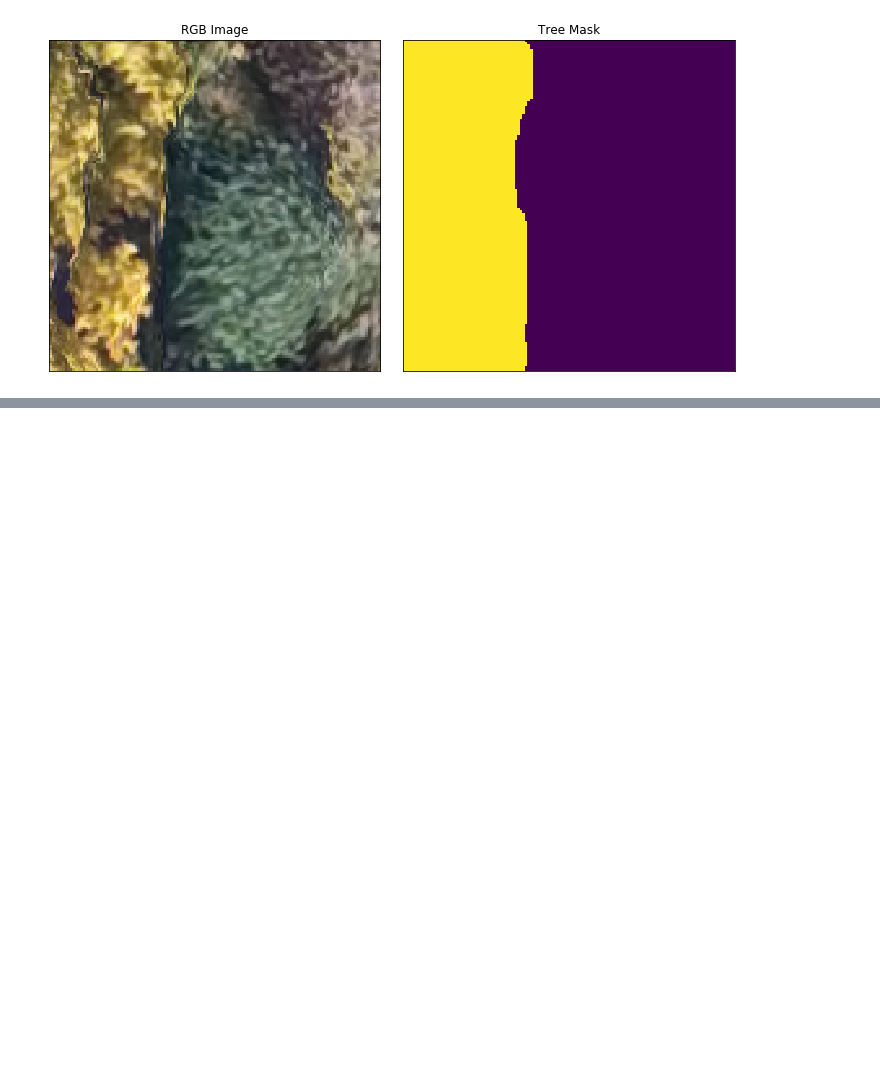
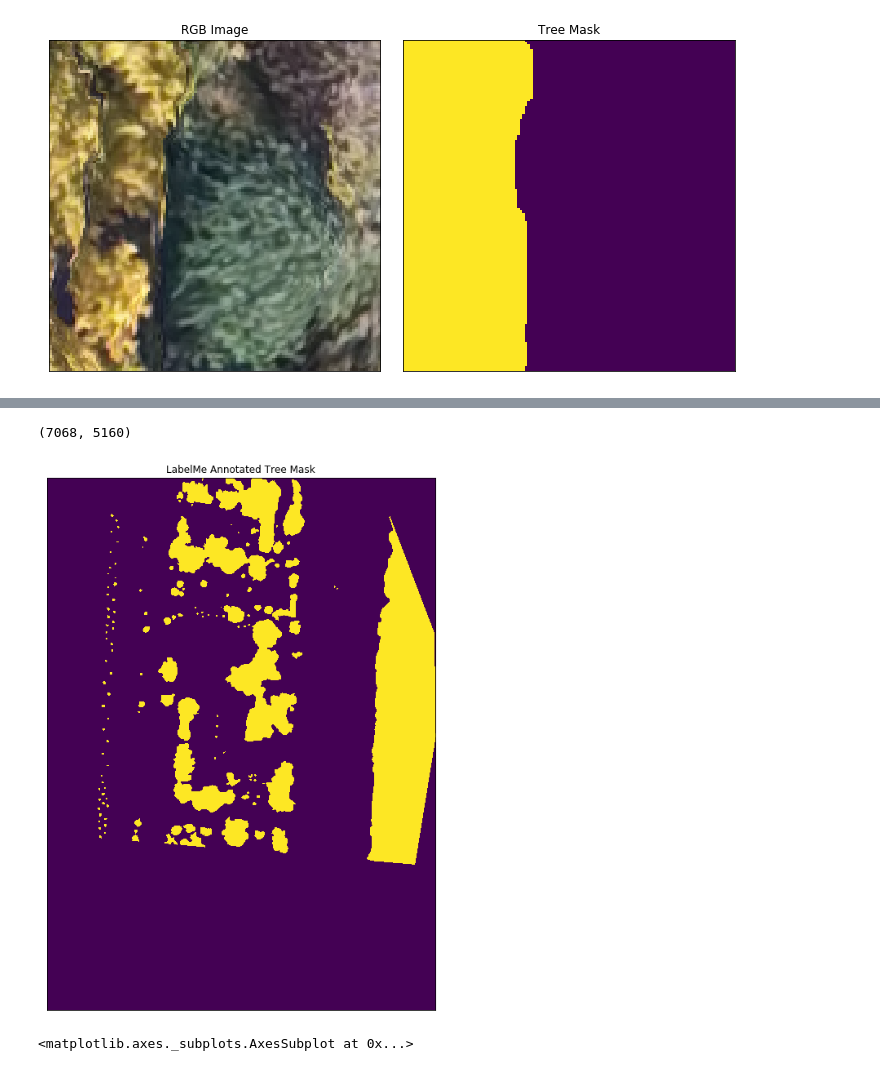
Before and after one commit to wvsharber/EV_tree_challenge, a Jupyter notebook: notebooks/exploratory/EVtrees_EDA.ipynb, the cells around one changed output, grey strips where cells are left out. Cells and saved outputs as stored; diff of their text form; code cells hidden in the pictures; blank space fills up the shorter version.

Commit message:
translate json to mask

```diff
--- a/notebooks/exploratory/EVtrees_EDA.ipynb
+++ b/notebooks/exploratory/EVtrees_EDA.ipynb
@@ -291,0 +297,3 @@ for x in list(range(200, 1000)):
+# %%
+with open("../../data/raw_data/data/ortho_train_labelme_annotated.json", 'rb') as file:
+    lm_json = json.load(file)
@@ -291,0 +321,21 @@ for x in list(range(200, 1000)):
+# %%
+shapes = []
+for shape in lm_json['shapes']:
+    coord_list = []
+    for point in shape['points']:
+        coord_list.append((point[0], point[1]))
+    shapes.append(({'coordinates': [coord_list], 'type': 'Polygon'}, 255))
+# %%
+labelme_mask = rasterio.features.rasterize([(g, 255) for g, v in shapes],
+                                           out_shape=img.shape[0:2],
+                                           all_touched=True,
+                                           transform = )
+# %%
+labelme_mask.shape
+# %% [output]
+(7068, 5160)
+# %%
+ep.plot_bands(labelme_mask, title = "LabelMe Annotated Tree Mask", cmap = 'viridis', scale = False, cbar = False)
+# %% [output]
+[figure, added]
+<matplotlib.axes._subplots.AxesSubplot at 0x...>
```
Also changed, not shown: parts of 4 cells of this notebook.
